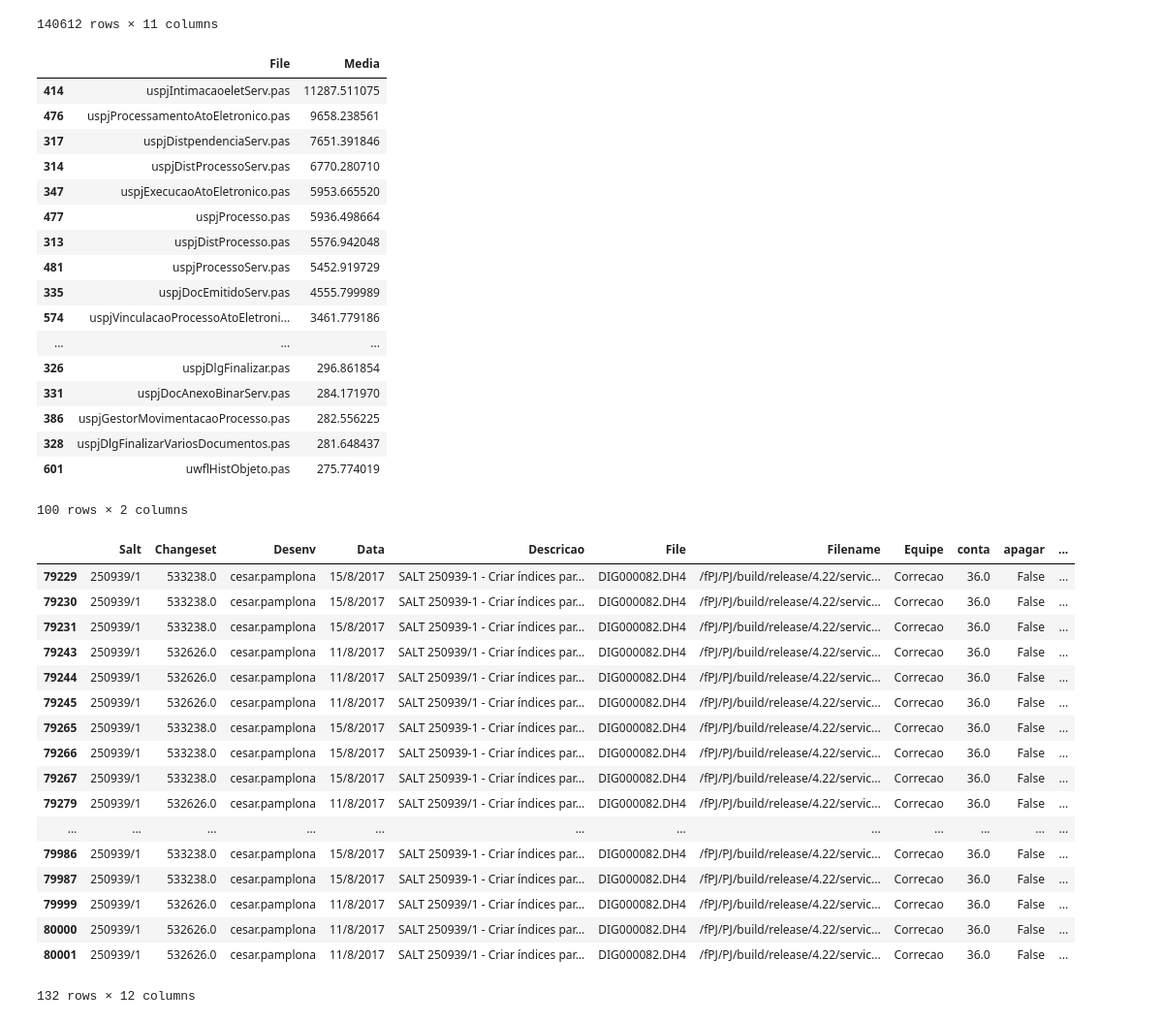
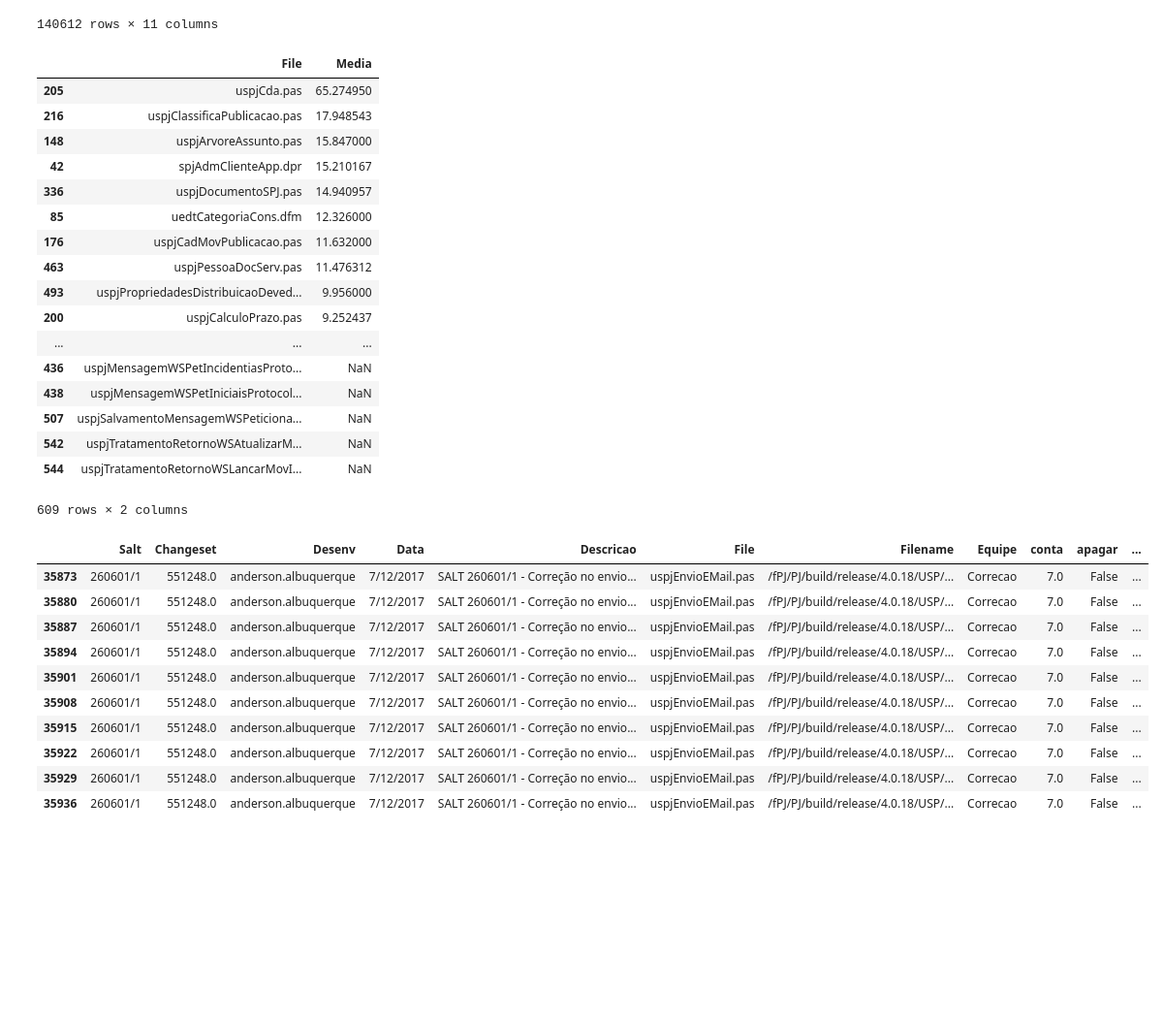
Before and after one commit to wilianselzlein/Metricas, a Jupyter notebook: Changesets.ipynb, the cells around one changed output. Shown at 97% size. Drawn from its saved outputs; the diff is of its cells as text; code cells hidden in the pictures; blank space fills up the shorter version.

```diff
--- a/Changesets.ipynb
+++ b/Changesets.ipynb
@@ -351,4 +331,4 @@ Name: Salt, Length: 1602, dtype: int64
 # %%
-#dfChangesets['conta'] = 0
-dfChangesets['conta'] = dfChangesets.groupby('Salt')['Salt'].count()
+#dfChangesets['conta'] = 1
+#dfChangesets['conta'] = dfChangesets.groupby('Salt')['Salt'].count()
 dfChangesets.groupby('Salt')['Salt'].count()
@@ -415,51 +377,45 @@ dfChangesets.query('conta > 1')
 | 141757 | 232270/1 | 492815.0 | darlley.silva | 5/1/2017 | SALT 232270/1 - Erro ao digitaliz... | uspjMensagem3.pas | /fPJ/PJ/build/release/4.0.16/BH/p... | Correcao | 4.0 | False | ... |
 140612 rows × 11 columns
 # %%
-dfChangesets['Media'] = dfChangesets.conta / dfChangesets.HORASTOTAIS
+dfChangesets['Media'] = dfChangesets.HORASTOTAIS / dfChangesets.conta
 # %%
-HorasFile = dfChangesets[dfChangesets.Equipe == 'Correcao'].groupby('File', as_index=False).agg({"Media": "sum"})
-HorasFile.sort_values(by='Media', ascending=False).head(100)
+HorasFile = dfChangesets[dfChangesets.Equipe == 'Correcao'].groupby('File', as_index=False).agg({"Media": "mean"})
+HorasFile.sort_values(by='Media', ascending=False)#.head(100)
 # %% [output]
 |  | File | Media |
-| 414 | uspjIntimacaoeletServ.pas | 11287.511075 |
-| 476 | uspjProcessamentoAtoEletronico.pas | 9658.238561 |
-| 317 | uspjDistpendenciaServ.pas | 7651.391846 |
-| 314 | uspjDistProcessoServ.pas | 6770.280710 |
-| 347 | uspjExecucaoAtoEletronico.pas | 5953.665520 |
-| 477 | uspjProcesso.pas | 5936.498664 |
-| 313 | uspjDistProcesso.pas | 5576.942048 |
-| 481 | uspjProcessoServ.pas | 5452.919729 |
-| 335 | uspjDocEmitidoServ.pas | 4555.799989 |
-| 574 | uspjVinculacaoProcessoAtoEletroni... | 3461.779186 |
+| 205 | uspjCda.pas | 65.274950 |
+| 216 | uspjClassificaPublicacao.pas | 17.948543 |
+| 148 | uspjArvoreAssunto.pas | 15.847000 |
+| 42 | spjAdmClienteApp.dpr | 15.210167 |
+| 336 | uspjDocumentoSPJ.pas | 14.940957 |
+| 85 | uedtCategoriaCons.dfm | 12.326000 |
+| 176 | uspjCadMovPublicacao.pas | 11.632000 |
+| 463 | uspjPessoaDocServ.pas | 11.476312 |
+| 493 | uspjPropriedadesDistribuicaoDeved... | 9.956000 |
+| 200 | uspjCalculoPrazo.pas | 9.252437 |
 | ... | ... | ... |
-| 326 | uspjDlgFinalizar.pas | 296.861854 |
-| 331 | uspjDocAnexoBinarServ.pas | 284.171970 |
-| 386 | uspjGestorMovimentacaoProcesso.pas | 282.556225 |
-| 328 | uspjDlgFinalizarVariosDocumentos.pas | 281.648437 |
-| 601 | uwflHistObjeto.pas | 275.774019 |
+| 436 | uspjMensagemWSPetIncidentiasProto... | NaN |
+| 438 | uspjMensagemWSPetIniciaisProtocol... | NaN |
+| 507 | uspjSalvamentoMensagemWSPeticiona... | NaN |
+| 542 | uspjTratamentoRetornoWSAtualizarM... | NaN |
+| 544 | uspjTratamentoRetornoWSLancarMovI... | NaN |
-100 rows × 2 columns
+609 rows × 2 columns
 # %%
 correcao = dfChangesets[dfChangesets.Equipe == 'Correcao']
-correcao[correcao.File == 'DIG000082.DH4']
+correcao[correcao.File == 'uspjEnvioEMail.pas']
+#correcao[correcao.Salt == '260601/1']
 # %% [output]
 |  | Salt | Changeset | Desenv | Data | Descricao | File | Filename | Equipe | conta | apagar | ... |
-| 79229 | 250939/1 | 533238.0 | cesar.pamplona | 15/8/2017 | SALT 250939-1 - Criar índices par... | DIG000082.DH4 | /fPJ/PJ/build/release/4.22/servic... | Correcao | 36.0 | False | ... |
-| 79230 | 250939/1 | 533238.0 | cesar.pamplona | 15/8/2017 | SALT 250939-1 - Criar índices par... | DIG000082.DH4 | /fPJ/PJ/build/release/4.22/servic... | Correcao | 36.0 | False | ... |
-| 79231 | 250939/1 | 533238.0 | cesar.pamplona | 15/8/2017 | SALT 250939-1 - Criar índices par... | DIG000082.DH4 | /fPJ/PJ/build/release/4.22/servic... | Correcao | 36.0 | False | ... |
-| 79243 | 250939/1 | 532626.0 | cesar.pamplona | 11/8/2017 | SALT 250939/1 - Criar índices par... | DIG000082.DH4 | /fPJ/PJ/build/release/4.22/servic... | Correcao | 36.0 | False | ... |
-| 79244 | 250939/1 | 532626.0 | cesar.pamplona | 11/8/2017 | SALT 250939/1 - Criar índices par... | DIG000082.DH4 | /fPJ/PJ/build/release/4.22/servic... | Correcao | 36.0 | False | ... |
-| 79245 | 250939/1 | 532626.0 | cesar.pamplona | 11/8/2017 | SALT 250939/1 - Criar índices par... | DIG000082.DH4 | /fPJ/PJ/build/release/4.22/servic... | Correcao | 36.0 | False | ... |
-| 79265 | 250939/1 | 533238.0 | cesar.pamplona | 15/8/2017 | SALT 250939-1 - Criar índices par... | DIG000082.DH4 | /fPJ/PJ/build/release/4.22/servic... | Correcao | 36.0 | False | ... |
-| 79266 | 250939/1 | 533238.0 | cesar.pamplona | 15/8/2017 | SALT 250939-1 - Criar índices par... | DIG000082.DH4 | /fPJ/PJ/build/release/4.22/servic... | Correcao | 36.0 | False | ... |
-| 79267 | 250939/1 | 533238.0 | cesar.pamplona | 15/8/2017 | SALT 250939-1 - Criar índices par... | DIG000082.DH4 | /fPJ/PJ/build/release/4.22/servic... | Correcao | 36.0 | False | ... |
-| 79279 | 250939/1 | 532626.0 | cesar.pamplona | 11/8/2017 | SALT 250939/1 - Criar índices par... | DIG000082.DH4 | /fPJ/PJ/build/release/4.22/servic... | Correcao | 36.0 | False | ... |
-| ... | ... | ... | ... | ... | ... | ... | ... | ... | ... | ... | ... |
-| 79986 | 250939/1 | 533238.0 | cesar.pamplona | 15/8/2017 | SALT 250939-1 - Criar índices par... | DIG000082.DH4 | /fPJ/PJ/build/release/4.22/servic... | Correcao | 36.0 | False | ... |
-| 79987 | 250939/1 | 533238.0 | cesar.pamplona | 15/8/2017 | SALT 250939-1 - Criar índices par... | DIG000082.DH4 | /fPJ/PJ/build/release/4.22/servic... | Correcao | 36.0 | False | ... |
-| 79999 | 250939/1 | 532626.0 | cesar.pamplona | 11/8/2017 | SALT 250939/1 - Criar índices par... | DIG000082.DH4 | /fPJ/PJ/build/release/4.22/servic... | Correcao | 36.0 | False | ... |
-| 80000 | 250939/1 | 532626.0 | cesar.pamplona | 11/8/2017 | SALT 250939/1 - Criar índices par... | DIG000082.DH4 | /fPJ/PJ/build/release/4.22/servic... | Correcao | 36.0 | False | ... |
-| 80001 | 250939/1 | 532626.0 | cesar.pamplona | 11/8/2017 | SALT 250939/1 - Criar índices par... | DIG000082.DH4 | /fPJ/PJ/build/release/4.22/servic... | Correcao | 36.0 | False | ... |
+| 35873 | 260601/1 | 551248.0 | anderson.albuquerque | 7/12/2017 | SALT 260601/1 - Correção no envio... | uspjEnvioEMail.pas | /fPJ/PJ/build/release/4.0.18/USP/... | Correcao | 7.0 | False | ... |
+| 35880 | 260601/1 | 551248.0 | anderson.albuquerque | 7/12/2017 | SALT 260601/1 - Correção no envio... | uspjEnvioEMail.pas | /fPJ/PJ/build/release/4.0.18/USP/... | Correcao | 7.0 | False | ... |
+| 35887 | 260601/1 | 551248.0 | anderson.albuquerque | 7/12/2017 | SALT 260601/1 - Correção no envio... | uspjEnvioEMail.pas | /fPJ/PJ/build/release/4.0.18/USP/... | Correcao | 7.0 | False | ... |
+| 35894 | 260601/1 | 551248.0 | anderson.albuquerque | 7/12/2017 | SALT 260601/1 - Correção no envio... | uspjEnvioEMail.pas | /fPJ/PJ/build/release/4.0.18/USP/... | Correcao | 7.0 | False | ... |
+| 35901 | 260601/1 | 551248.0 | anderson.albuquerque | 7/12/2017 | SALT 260601/1 - Correção no envio... | uspjEnvioEMail.pas | /fPJ/PJ/build/release/4.0.18/USP/... | Correcao | 7.0 | False | ... |
+| 35908 | 260601/1 | 551248.0 | anderson.albuquerque | 7/12/2017 | SALT 260601/1 - Correção no envio... | uspjEnvioEMail.pas | /fPJ/PJ/build/release/4.0.18/USP/... | Correcao | 7.0 | False | ... |
+| 35915 | 260601/1 | 551248.0 | anderson.albuquerque | 7/12/2017 | SALT 260601/1 - Correção no envio... | uspjEnvioEMail.pas | /fPJ/PJ/build/release/4.0.18/USP/... | Correcao | 7.0 | False | ... |
+| 35922 | 260601/1 | 551248.0 | anderson.albuquerque | 7/12/2017 | SALT 260601/1 - Correção no envio... | uspjEnvioEMail.pas | /fPJ/PJ/build/release/4.0.18/USP/... | Correcao | 7.0 | False | ... |
+| 35929 | 260601/1 | 551248.0 | anderson.albuquerque | 7/12/2017 | SALT 260601/1 - Correção no envio... | uspjEnvioEMail.pas | /fPJ/PJ/build/release/4.0.18/USP/... | Correcao | 7.0 | False | ... |
+| 35936 | 260601/1 | 551248.0 | anderson.albuquerque | 7/12/2017 | SALT 260601/1 - Correção no envio... | uspjEnvioEMail.pas | /fPJ/PJ/build/release/4.0.18/USP/... | Correcao | 7.0 | False | ... |
-132 rows × 12 columns
 # %%
 dfSalts.groupby(['CDTIPOATIVIDADE', 'DETIPOATIVIDADE'])['Salt'].count().to_frame().sort_values(by='Salt', ascending=False)
 #dfAtividades
```
Also changed, not shown: parts of 5 cells of this notebook.
